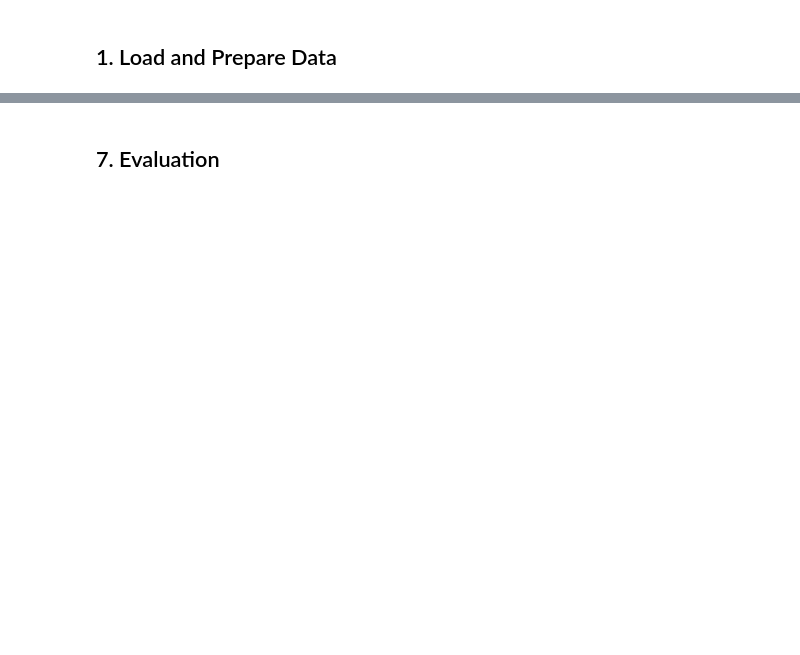
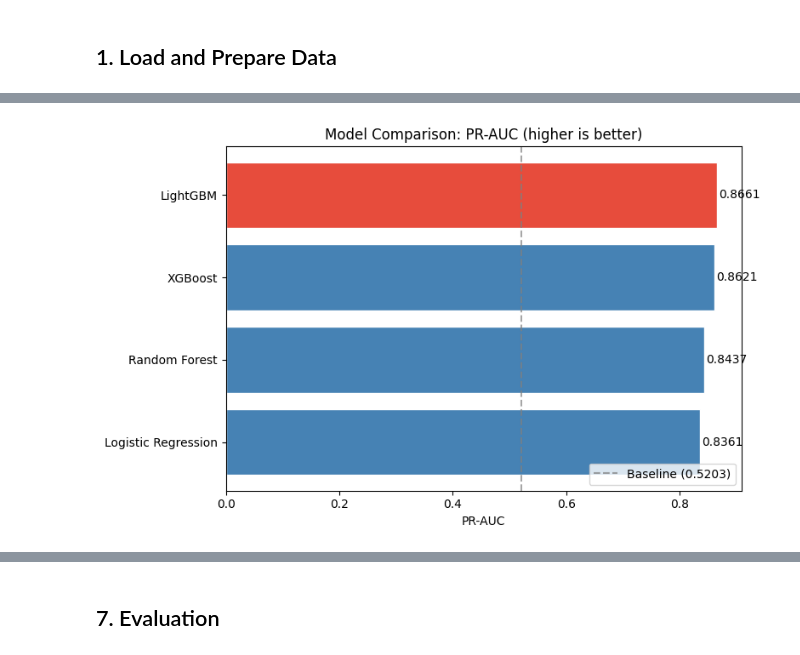
Before and after one commit to dsyhub/customer-lifetime-value-prediction, a Jupyter notebook: notebooks/02_purchase_propensity.ipynb, the cells around one changed output, grey strips where cells are left out. Cells and saved outputs as stored; diff of their text form; code cells hidden in the pictures; blank space fills up the shorter version.

```diff
--- a/notebooks/02_purchase_propensity.ipynb
+++ b/notebooks/02_purchase_propensity.ipynb
@@ -248,0 +170,22 @@ XGBClassifier(base_score=None, booster=None, callbacks=None,
+# %%
+# PR-AUC comparison bar chart
+fig, ax = plt.subplots(figsize=(8, 5))
+plot_df = results_df.sort_values('PR-AUC', ascending=True)
+colors = ['steelblue' if name != best_model_name else '#e74c3c'
+          for name in plot_df['Model']]
+bars = ax.barh(plot_df['Model'], plot_df['PR-AUC'], color=colors, edgecolor='white')
+
+# Add value labels
+for bar, val in zip(bars, plot_df['PR-AUC']):
+    ax.text(bar.get_width() + 0.003, bar.get_y() + bar.get_height() / 2,
+            f'{val:.4f}', va='center', fontsize=10)
+
+baseline = y_test.mean()
+ax.axvline(x=baseline, color='gray', linestyle='--', alpha=0.7, label=f'Baseline ({baseline:.4f})')
+ax.set_xlabel('PR-AUC')
+ax.set_title('Model Comparison: PR-AUC (higher is better)')
+ax.legend(loc='lower right')
+plt.tight_layout()
+plt.show()
+# %% [output]
+[figure, added]
```
Also changed, not shown: parts of 39 cells of this notebook, 9 other files.
